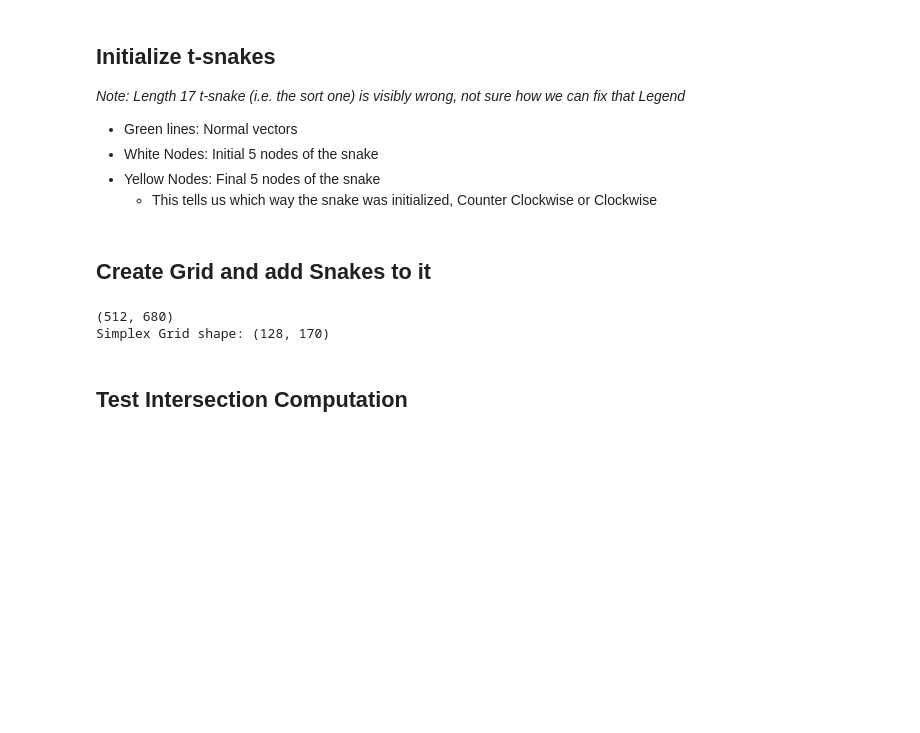
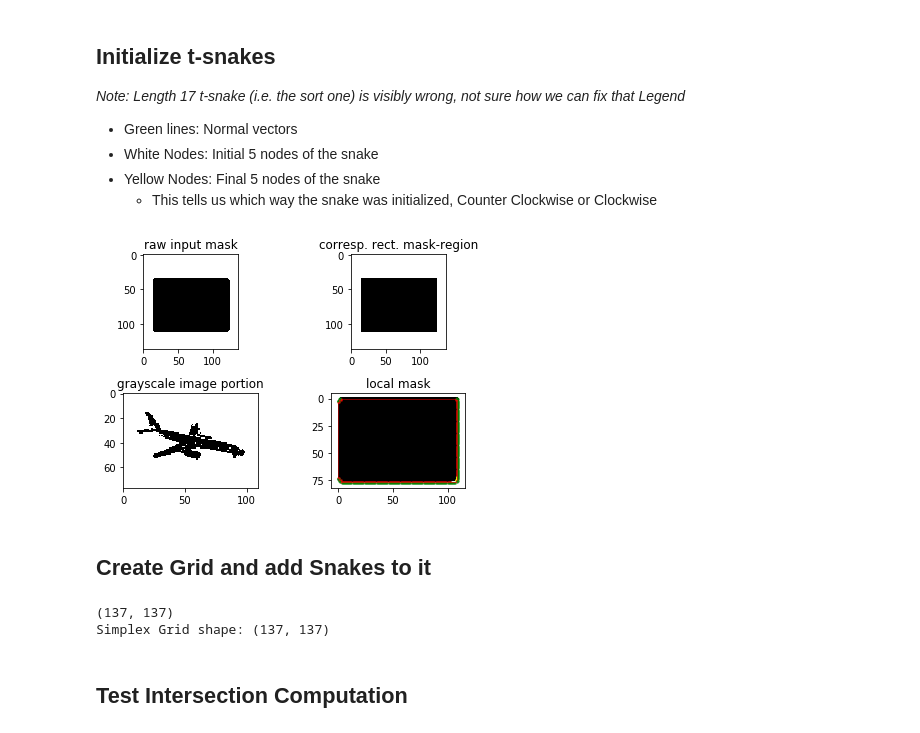
Before and after one commit to CS269-Capstone/t-snake-mask-generation, a Jupyter notebook: notebooks/Snake-Evolution-Tests.ipynb, the cells around one changed output. Saved outputs shown, nothing was run; the diff lists cells and outputs as text; code cells hidden in the pictures; blank space fills up the shorter version.

```diff
--- a/notebooks/Snake-Evolution-Tests.ipynb
+++ b/notebooks/Snake-Evolution-Tests.ipynb
@@ -39,32 +41,34 @@ _Note: Length 17 t-snake (i.e. the sort one) is visibly wrong, not sure how we c
 # %%
 tsnakes = []
 
 ### Parameters for TSnakes ###
 sigma = 20.0  # gaussian filter sigma
 p = 1.0       # scale final image force with p
 c = 2.0       # scale gradient magnitude of image (applied before p)
 a = 1.0       # tension parameter
 b = 1.0       # bending parameter
 gamma = 1.0   # friction coefficient
 dt = 1.0      # time step
 
 for region in regions:
     tsnake = region.initialize_tsnake(
         N=1000, p=p, c=c, sigma=sigma, a=a, b=b, gamma=gamma,
         dt=dt
     )
     tsnakes.append(tsnake)
-#     region.visualize() # NOTE: To show tsnakes on images, uncomment
+    region.visualize() # NOTE: To show tsnakes on images, uncomment
 
 # tsnakes.sort(key=lambda t: len(t.nodes))
 # print("Length of T-Snakes initialized on image (sorted):\n{}".format(
 #     [len(t.nodes) for t in tsnakes]))
+# %% [output]
+[figure, added]
 # %% [markdown]
 ## Create Grid and add Snakes to it
 # %%
 image = init.load_grayscale_image(img_path)
 print(image.shape)
-grid = Grid(image=image, scale=4)
+grid = Grid(image=image, scale=1)
 
 # Update grid
 # NOTE: Uncomment for force, expensive calculation
@@ -77,8 +81,8 @@ for s in tsnakes:
     grid.add_snake(s)
     break
 # %% [output]
-(512, 680)
-Simplex Grid shape: (128, 170)
+(137, 137)
+Simplex Grid shape: (137, 137)
 # %% [markdown]
 ## Test Intersection Computation
 # %%
```
Also changed, not shown: parts of 4 cells of this notebook, 1 other file.
